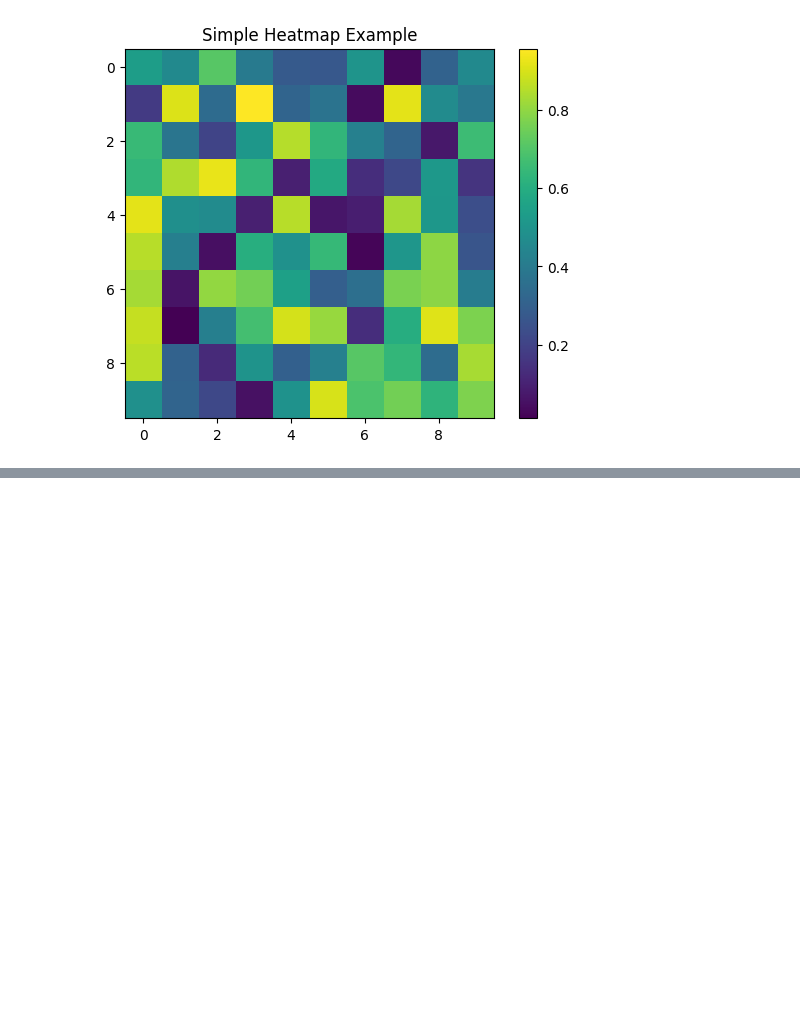
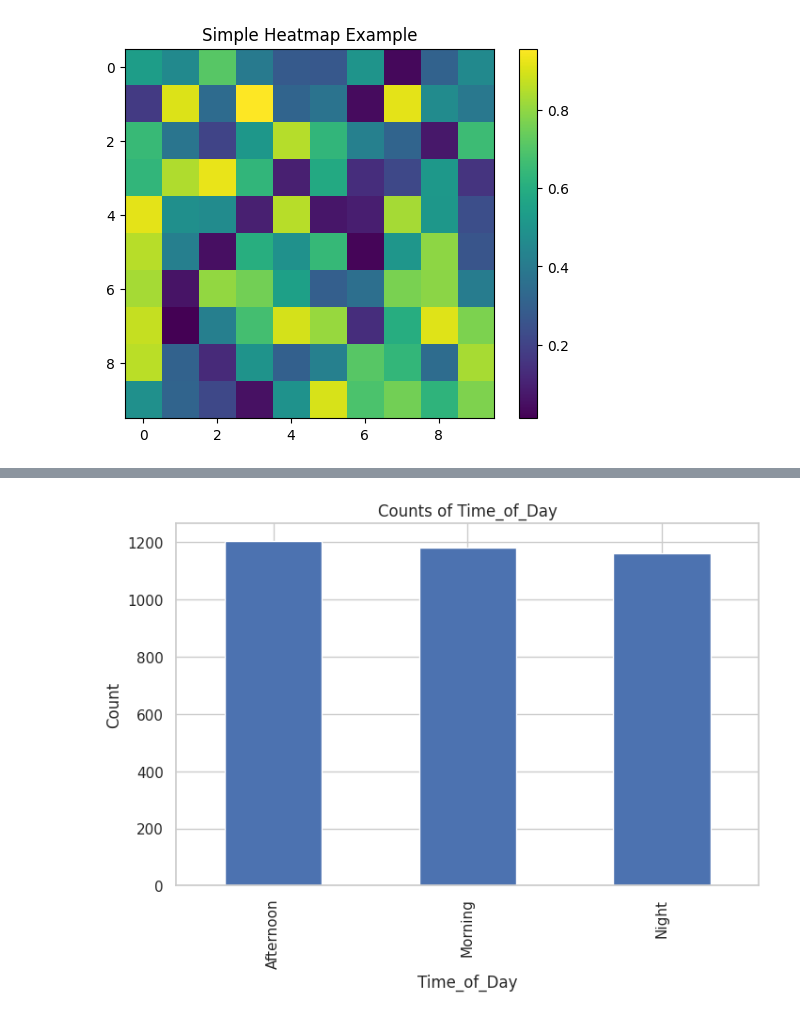
Before and after one commit to jayanth2005sai-ship-it/ML_LAB_2026-2027, a Jupyter notebook: Lab 3(matplotlib).ipynb, the cells around one changed output, grey strips where cells are left out. Drawn from its saved outputs; the diff is of its cells as text; code cells hidden in the pictures; blank space fills up the shorter version.

```diff
--- a/Lab 3(matplotlib).ipynb
+++ b/Lab 3(matplotlib).ipynb
@@ -82,0 +169,10 @@ plt.show()
+# %%
+col = "Time_of_Day"  # replace with an actual column name
+plt.figure(figsize=(8,5))
+df[col].value_counts().plot(kind="bar")
+plt.title(f"Counts of {col}")
+plt.xlabel(col)
+plt.ylabel("Count")
+plt.show()
+# %% [output]
+[figure, added]
```
Also changed, not shown: parts of 8 cells of this notebook.
